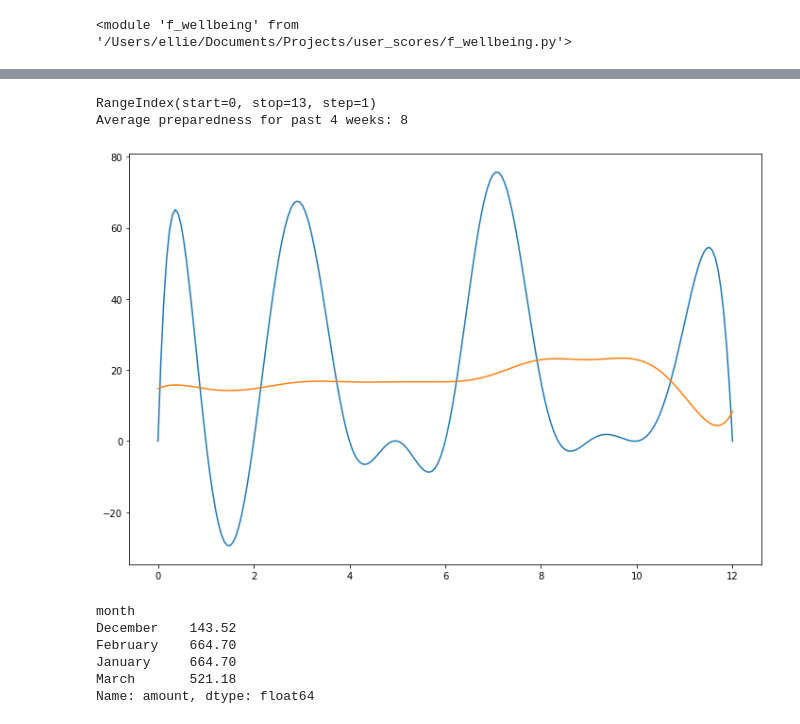
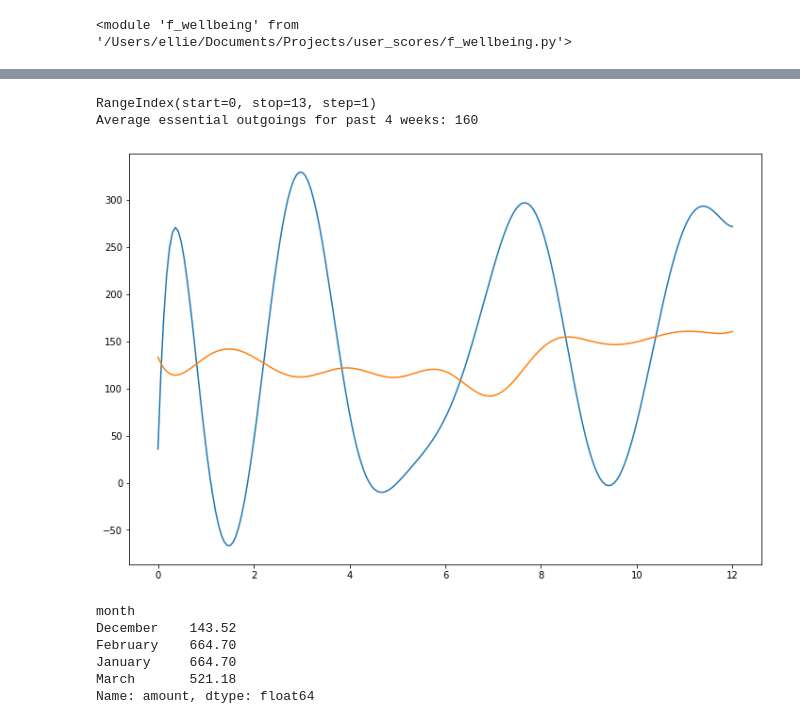
Before and after one commit to DrWardPsych/nlp_example, a Jupyter notebook: financial_wellbeing.ipynb, the cells around one changed output, grey strips where cells are left out. Cells and saved outputs as stored; diff of their text form; code cells hidden in the pictures.

```diff
--- a/financial_wellbeing.ipynb
+++ b/financial_wellbeing.ipynb
@@ -50,0 +33,20 @@ Average preparedness for past 4 weeks: 8
+# %%
+def label_bnpl(df:pd.DataFrame):
+
+    bnpl_list=['KLARNA','CLEARPAY','MY ARGOS CARD','LAYBUY','OPENPAY','PAYL8R','OPENPAY','SPLITIT','DIVIDEBUY','ZILCH','POLLENPAY','PYPL PAYIN']
+
+    bnpl=[]
+    for description in df.description:
+        res = [element for element in bnpl_list if (element in description)]
+        if res == True:
+            print(res)
+        bnpl.append(res)
+    df['bnpl']=bnpl
+    df.bnpl = df.bnpl.apply(lambda x:str(x).strip("[]"))
+
+    df.assign(bnpl_scores=0)
+    df.loc[df.bnpl!='','bnpl_scores']=1
+
+    return df
+# %%
+data = label_bnpl(data)
@@ -51,9 +75,9 @@ Average preparedness for past 4 weeks: 8
 # %%
-scores_vis.weekly_score_smooth(scores.weekly_score(data,'preparedness'),'preparedness')
+scores_vis.weekly_score_smooth(scores.weekly_score(data,'essential outgoings'),'essential outgoings')
 # %% [output]
 RangeIndex(start=0, stop=13, step=1)
-Average preparedness for past 4 weeks: 8
+Average essential outgoings for past 4 weeks: 160
-[figure, old version]
+[figure, new version]
 # %%
 df = data[(data.need_want=='Essential')|((data.transaction_class=='Loans&Credit')&(data.type=='DEBIT'))][['timestamp','amount']]
 df.timestamp=df.timestamp.apply(lambda x:pd.Timestamp(x))
```
Also changed, not shown: parts of 4 cells of this notebook, 4 other files.
